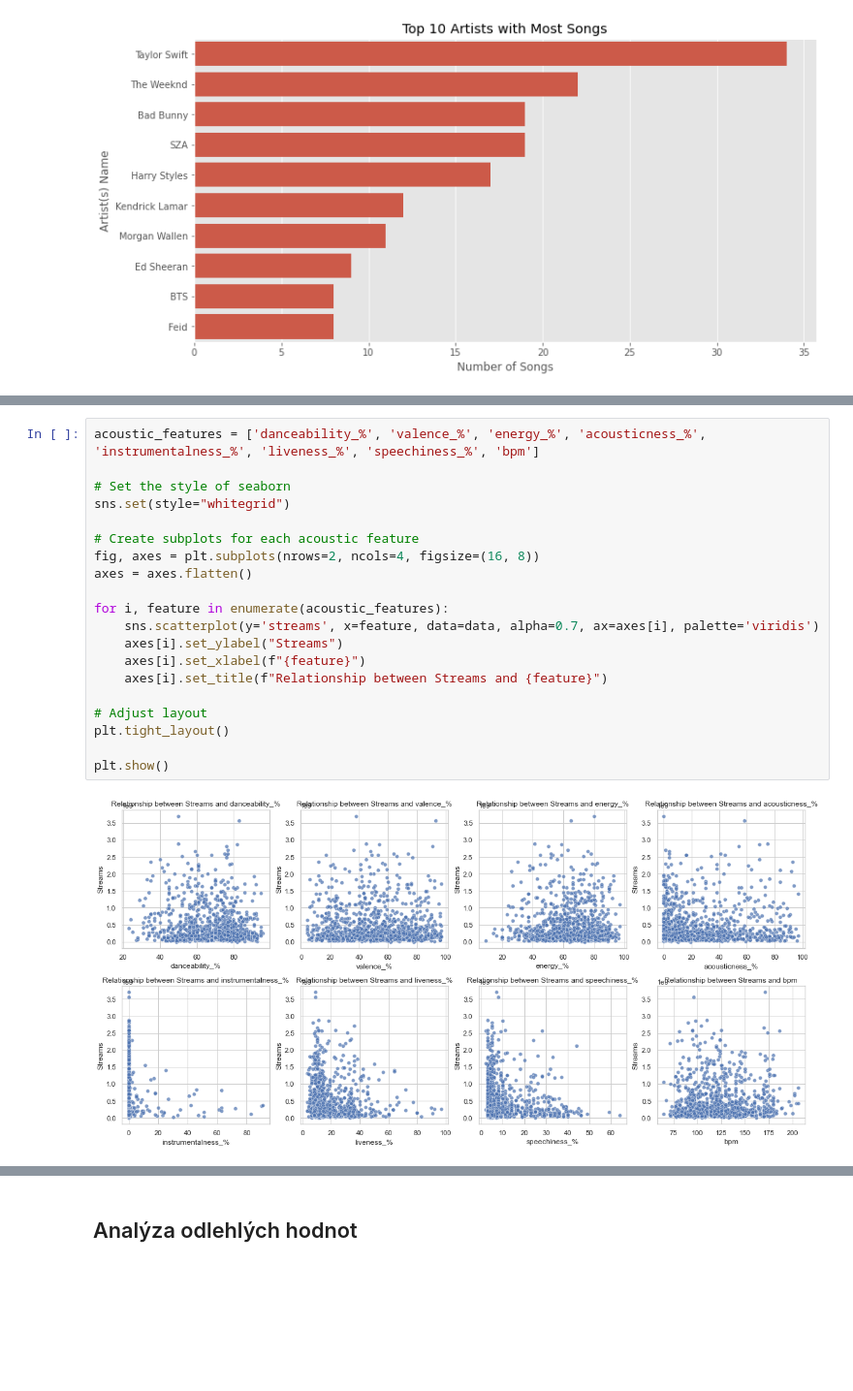
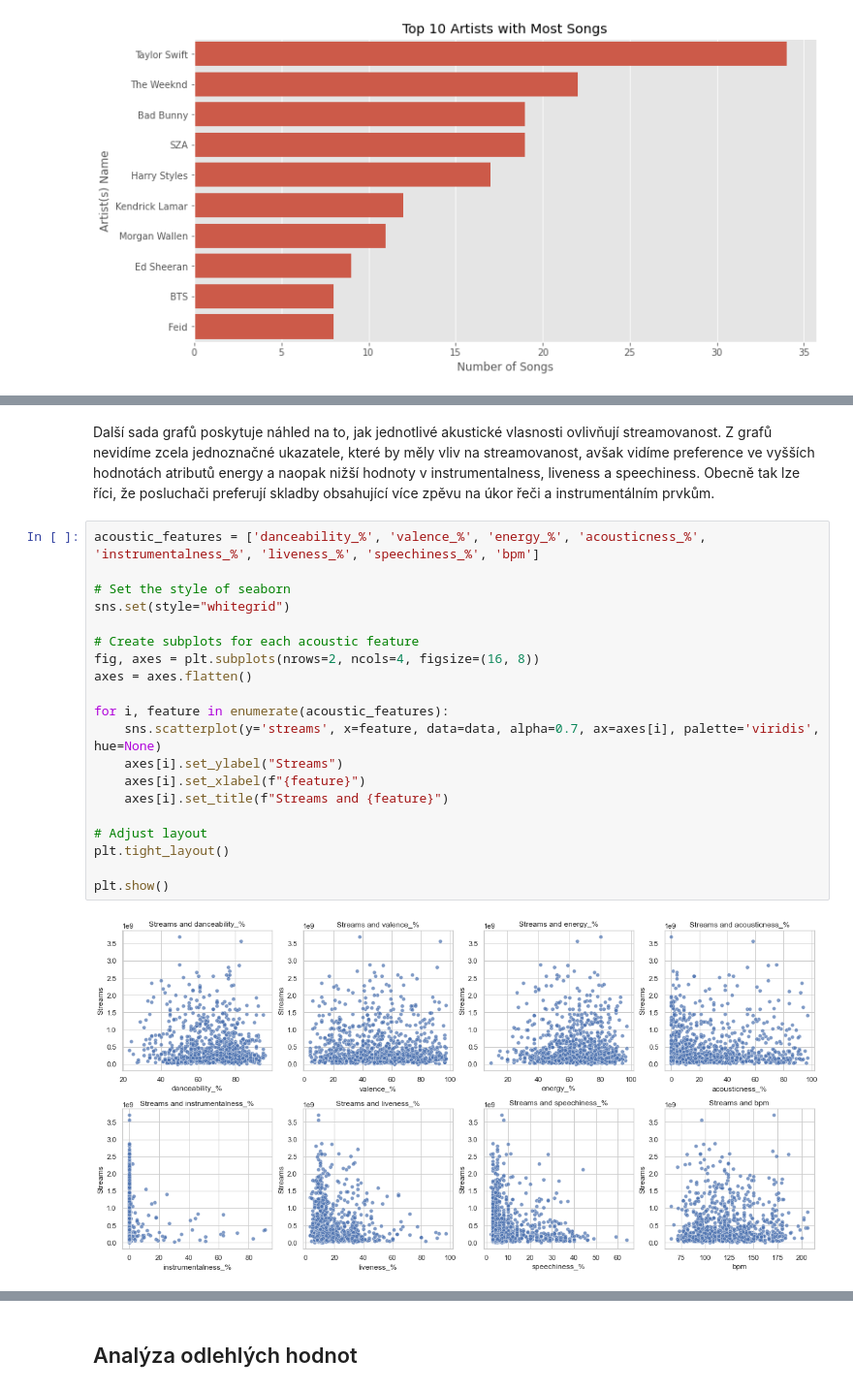
Before and after one commit to Filda99/FIT-UPA, a Jupyter notebook: proj2/upa_proj2.ipynb, the cells around one changed output, grey strips where cells are left out. Shown at 97% size. Cells and saved outputs as stored; diff of their text form; blank space fills up the shorter version.

```diff
--- a/proj2/upa_proj2.ipynb
+++ b/proj2/upa_proj2.ipynb
@@ -283,22 +263,24 @@ plt.show()
+# %% [markdown]
+Další sada grafů poskytuje náhled na to, jak jednotlivé akustické vlasnosti ovlivňují streamovanost. Z grafů nevidíme zcela jednoznačné ukazatele, které by měly vliv na streamovanost, avšak vidíme preference ve vyšších hodnotách atributů energy a naopak nižší hodnoty v instrumentalness, liveness a speechiness. Obecně tak lze říci, že posluchači preferují skladby obsahující více zpěvu na úkor řeči a instrumentálním prvkům.
 # %%
 acoustic_features = ['danceability_%', 'valence_%', 'energy_%', 'acousticness_%', 'instrumentalness_%', 'liveness_%', 'speechiness_%', 'bpm']
 
 # Set the style of seaborn
 sns.set(style="whitegrid")
 
 # Create subplots for each acoustic feature
 fig, axes = plt.subplots(nrows=2, ncols=4, figsize=(16, 8))
 axes = axes.flatten()
 
 for i, feature in enumerate(acoustic_features):
-    sns.scatterplot(y='streams', x=feature, data=data, alpha=0.7, ax=axes[i], palette='viridis')
+    sns.scatterplot(y='streams', x=feature, data=data, alpha=0.7, ax=axes[i], palette='viridis', hue=None)
     axes[i].set_ylabel("Streams")
     axes[i].set_xlabel(f"{feature}")
-    axes[i].set_title(f"Relationship between Streams and {feature}")
+    axes[i].set_title(f"Streams and {feature}")
 
 # Adjust layout
 plt.tight_layout()
 
 plt.show()
 # %% [output]
-[figure, old version]
+[figure, new version]
```
Also changed, not shown: parts of 27 cells of this notebook.
